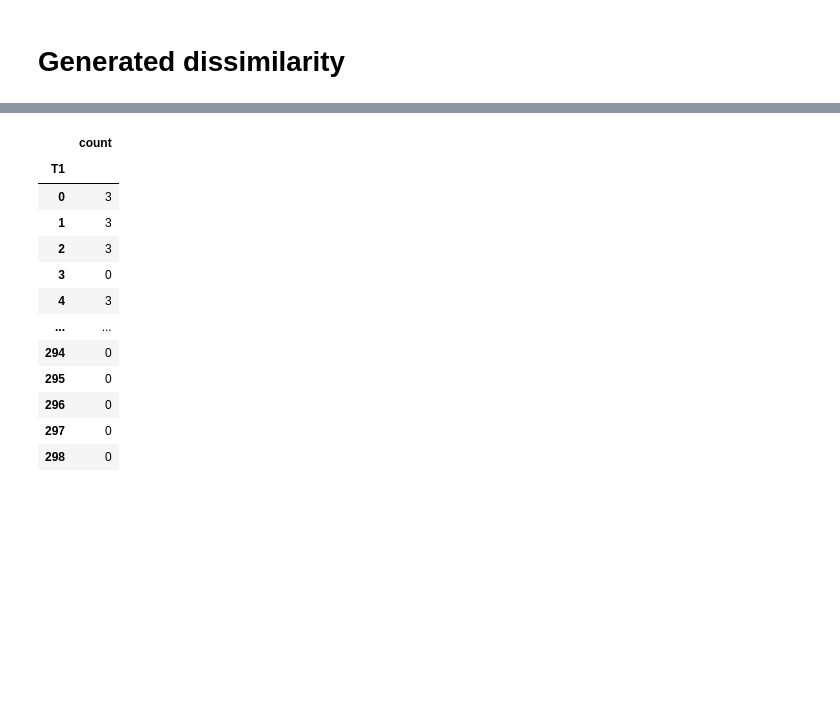
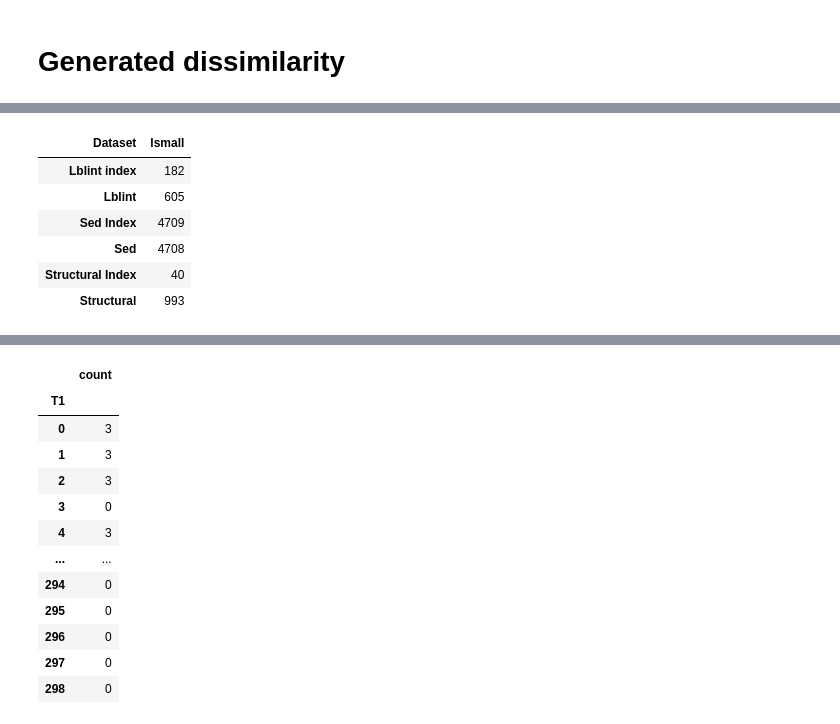
Before and after one commit to LukMRVC/tree-statistics, a Jupyter notebook: TED-viz.ipynb, the cells around one changed output, grey strips where cells are left out. Cells and saved outputs as stored; diff of their text form; code cells hidden in the pictures; blank space fills up the shorter version.

```diff
--- a/TED-viz.ipynb
+++ b/TED-viz.ipynb
@@ -1152,0 +1146,10 @@ bxdata = bxdata.set_index('T1')
+# %%
+df.transpose()
+# %% [output]
+| Dataset | lsmall |
+| Lblint index | 182 |
+| Lblint | 605 |
+| Sed Index | 4709 |
+| Sed | 4708 |
+| Structural Index | 40 |
+| Structural | 993 |
```
Also changed, not shown: parts of 11 cells of this notebook, 4 other files.
